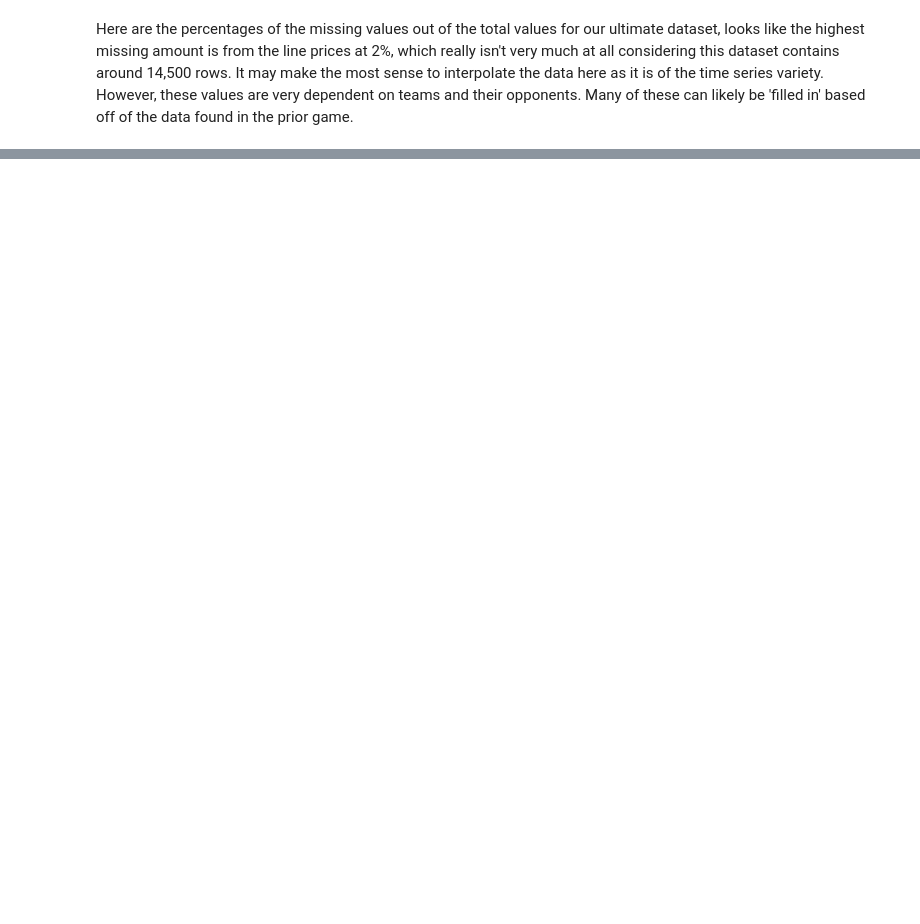
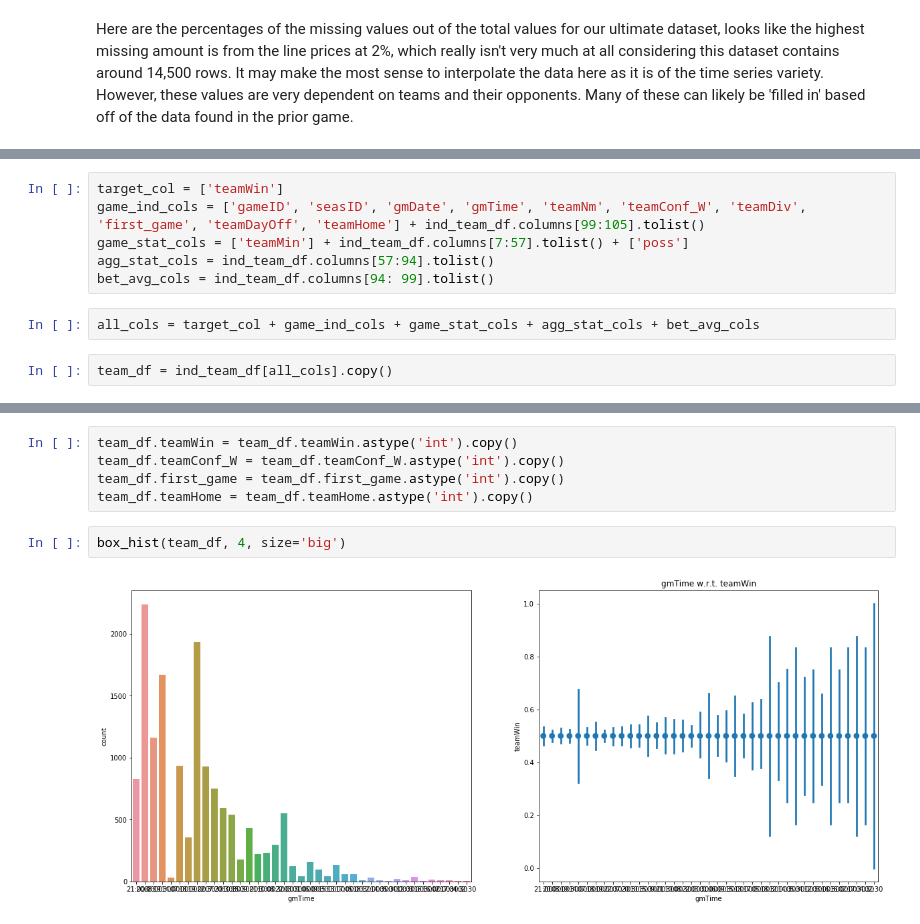
Before and after one commit to philbowman212/Thinkful_assignments, a Jupyter notebook: projects/supervised_capstone/Data_Cleaning.ipynb, the cells around one changed output, grey strips where cells are left out. Saved outputs shown, nothing was run; the diff lists cells and outputs as text; blank space fills up the shorter version.

```diff
--- a/projects/supervised_capstone/Data_Cleaning.ipynb
+++ b/projects/supervised_capstone/Data_Cleaning.ipynb
@@ -402,0 +567,10 @@ Here are the percentages of the missing values out of the total values for our u
+# %%
+target_col = ['teamWin']
+game_ind_cols = ['gameID', 'seasID', 'gmDate', 'gmTime', 'teamNm', 'teamConf_W', 'teamDiv', 'first_game', 'teamDayOff', 'teamHome'] + ind_team_df.columns[99:105].tolist()
+game_stat_cols = ['teamMin'] + ind_team_df.columns[7:57].tolist() + ['poss']
+agg_stat_cols = ind_team_df.columns[57:94].tolist()
+bet_avg_cols = ind_team_df.columns[94: 99].tolist()
+# %%
+all_cols = target_col + game_ind_cols + game_stat_cols + agg_stat_cols + bet_avg_cols
+# %%
+team_df = ind_team_df[all_cols].copy()
@@ -402,0 +619,9 @@ Here are the percentages of the missing values out of the total values for our u
+# %%
+team_df.teamWin = team_df.teamWin.astype('int').copy()
+team_df.teamConf_W = team_df.teamConf_W.astype('int').copy()
+team_df.first_game = team_df.first_game.astype('int').copy()
+team_df.teamHome = team_df.teamHome.astype('int').copy()
+# %%
+box_hist(team_df, 4, size='big')
+# %% [output]
+[figure, added]
```
Also changed, not shown: parts of 108 cells of this notebook.
